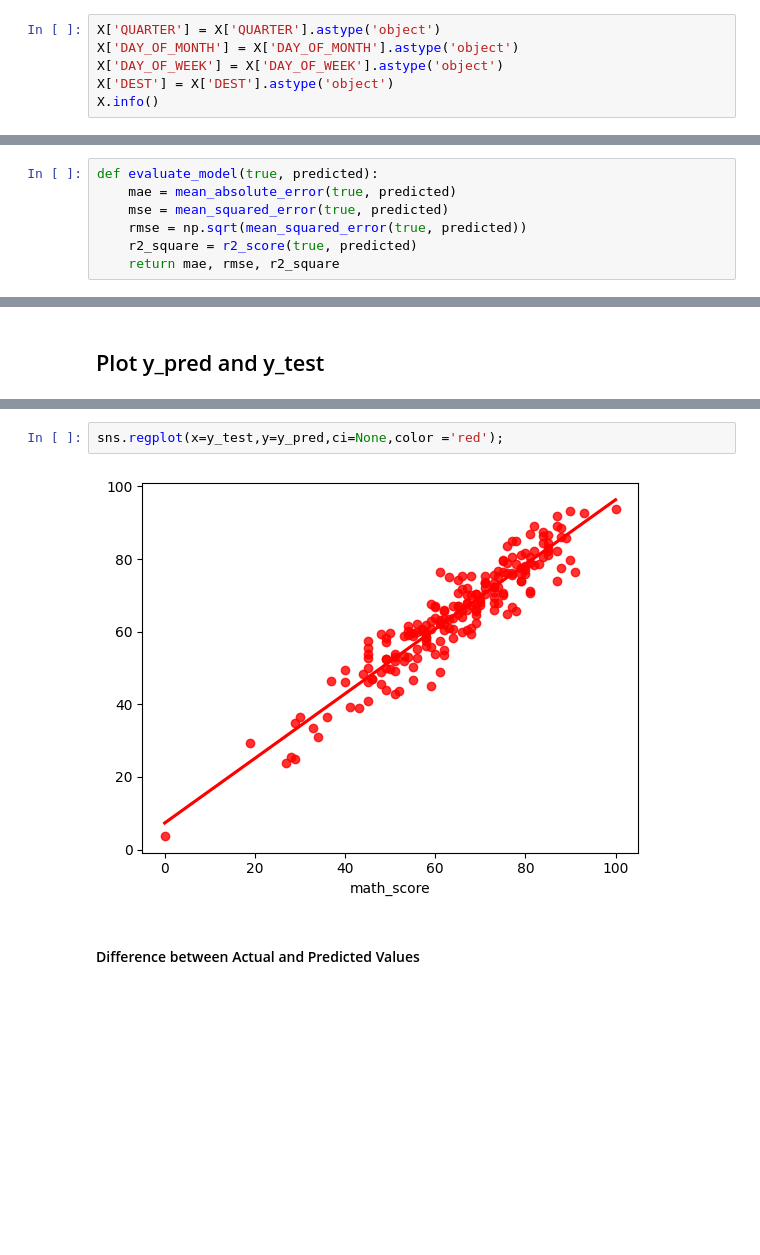
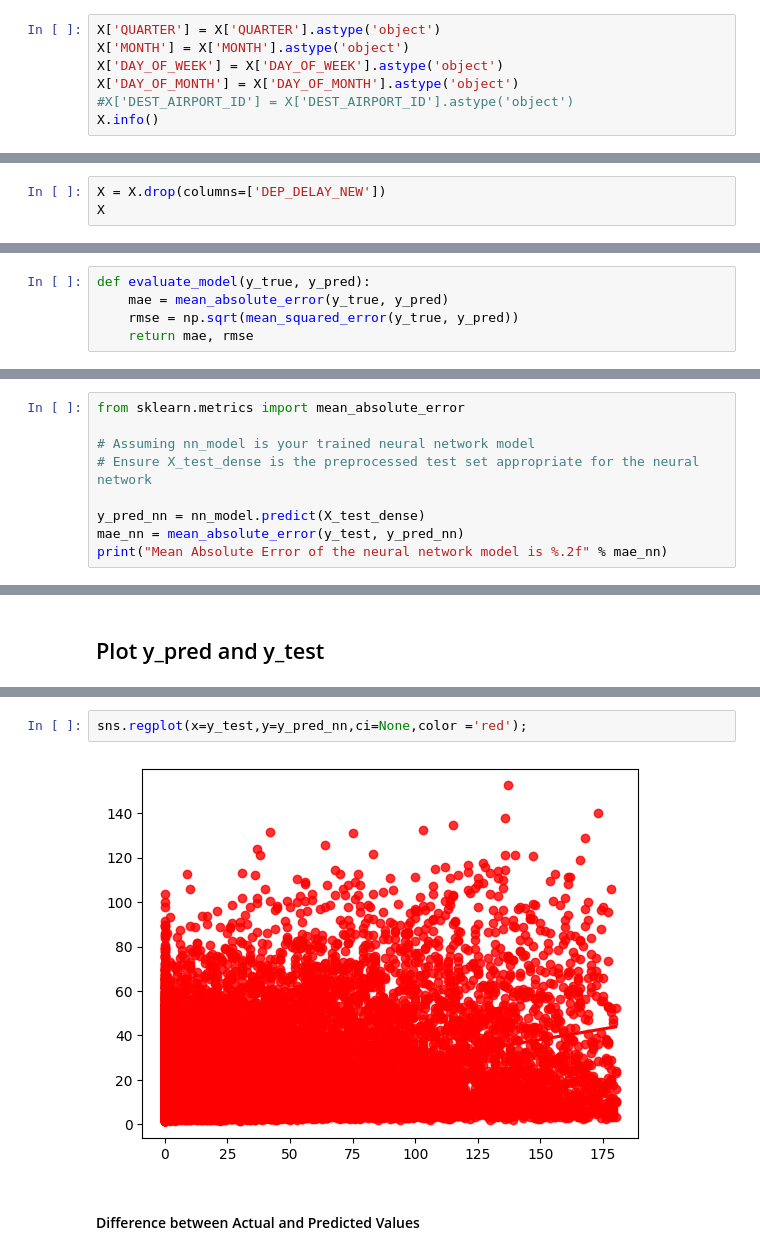
Before and after one commit to RobJoscelyne/mlproject, a Jupyter notebook: notebooks/data/2. Model selection.ipynb, the cells around one changed output, grey strips where cells are left out. Drawn from its saved outputs; the diff is of its cells as text; blank space fills up the shorter version.

```diff
--- a/notebooks/data/2. Model selection.ipynb
+++ b/notebooks/data/2. Model selection.ipynb
@@ -132,8 +165,9 @@ memory usage: 56.3+ MB
 # %%
 X['QUARTER'] = X['QUARTER'].astype('object')
+X['MONTH'] = X['MONTH'].astype('object')
+X['DAY_OF_WEEK'] = X['DAY_OF_WEEK'].astype('object')
 X['DAY_OF_MONTH'] = X['DAY_OF_MONTH'].astype('object')
-X['DAY_OF_WEEK'] = X['DAY_OF_WEEK'].astype('object')
-X['DEST'] = X['DEST'].astype('object')
+#X['DEST_AIRPORT_ID'] = X['DEST_AIRPORT_ID'].astype('object')
 X.info()
 # %% [output]
 <class 'pandas.core.frame.DataFrame'>
@@ -155,0 +191,3 @@ memory usage: 56.3+ MB
+# %%
+X = X.drop(columns=['DEP_DELAY_NEW'])
+X
@@ -203,10 +252,8 @@ X_train.shape, X_test.shape
 # %% [markdown]
 #### Create an Evaluate Function to give all metrics after model Training
 # %%
-def evaluate_model(true, predicted):
-    mae = mean_absolute_error(true, predicted)
-    mse = mean_squared_error(true, predicted)
-    rmse = np.sqrt(mean_squared_error(true, predicted))
-    r2_square = r2_score(true, predicted)
-    return mae, rmse, r2_square
+def evaluate_model(y_true, y_pred):
+    mae = mean_absolute_error(y_true, y_pred)
+    rmse = np.sqrt(mean_squared_error(y_true, y_pred))
+    return mae, rmse
 # %%
@@ -306,0 +408,9 @@ print(" Accuracy of the model is %.2f" %score)
+# %%
+from sklearn.metrics import mean_absolute_error
+
+# Assuming nn_model is your trained neural network model
+# Ensure X_test_dense is the preprocessed test set appropriate for the neural network
+
+y_pred_nn = nn_model.predict(X_test_dense)
+mae_nn = mean_absolute_error(y_test, y_pred_nn)
+print("Mean Absolute Error of the neural network model is %.2f" % mae_nn)
@@ -315,6 +428,6 @@ plt.ylabel('Predicted');
 # %%
-sns.regplot(x=y_test,y=y_pred,ci=None,color ='red');
+sns.regplot(x=y_test,y=y_pred_nn,ci=None,color ='red');
 # %% [output]
-[figure, old version]
+[figure, new version]
 # %% [markdown]
 #### Difference between Actual and Predicted Values
```
Also changed, not shown: parts of 22 cells of this notebook, 16 other files.
